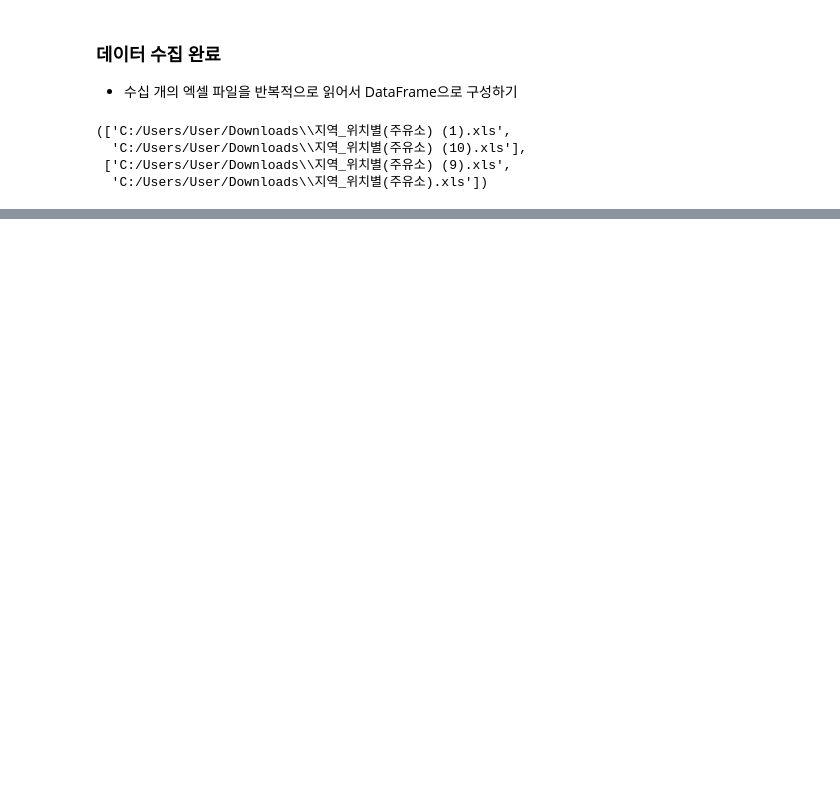
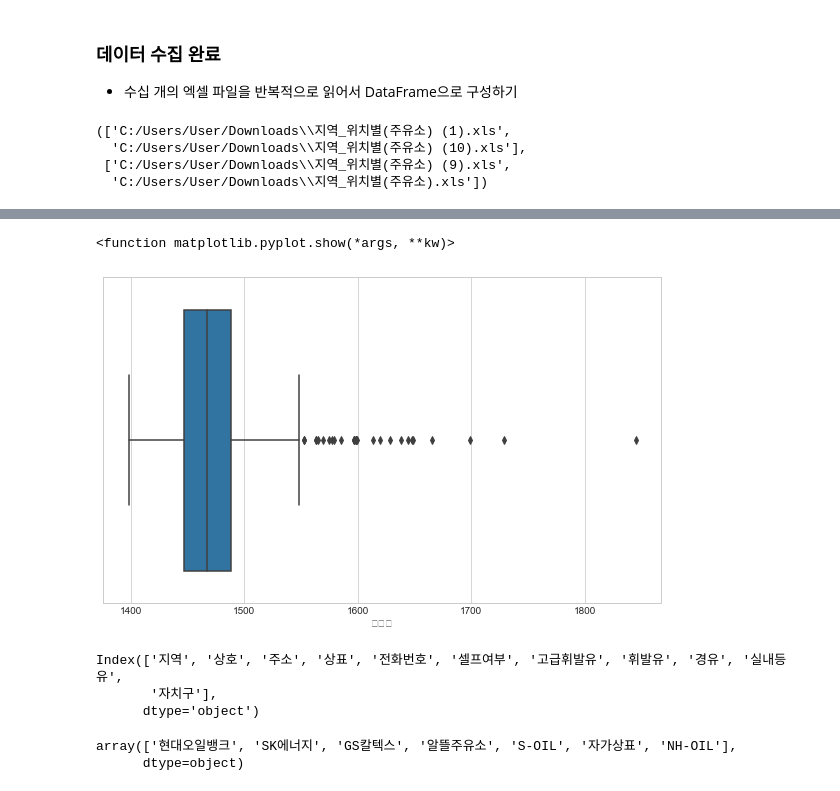
Before and after one commit to ParkKeunYoung/py_projects, a Jupyter notebook: analysis/crawling/데이터획득_level4_crwaling_opnet_final.ipynb, the cells around one changed output, grey strips where cells are left out. Drawn from its saved outputs; the diff is of its cells as text; code cells hidden in the pictures; blank space fills up the shorter version.

```diff
--- a/analysis/crawling/데이터획득_level4_crwaling_opnet_final.ipynb
+++ b/analysis/crawling/데이터획득_level4_crwaling_opnet_final.ipynb
@@ -143,0 +192,5 @@ st_raws
+# %%
+# 지도 시각화의 기준점이 휘발유 가격이므로 , 휘발유 가겨을 정제하여
+# 의미있는 데이터만 남긴다.
+st_raw_price_exist = st_raw[ st_raw['휘발유'] != '-' ]
+st_raw_price_exist.shape
@@ -143,0 +213,2 @@ st_raws
+# %%
+st_raw_price_exist['휘발유'] = st_raw_price_exist['휘발유'].astype(int)
@@ -143,0 +241,3 @@ st_raws
+# %%
+tmp_gu = st_raw_price_exist['주소'].apply( lambda x: x.split()[1])
+st_raw_price_exist['자치구'] = tmp_gu
@@ -143,0 +394,3 @@ st_raws
+# %%
+# 뒷배경
+sns.set_style('whitegrid')
@@ -143,0 +403,18 @@ st_raws
+# %%
+plt.figure(figsize=(10,6))
+sns.boxplot( x=st_raw_price_exist['휘발유'])
+plt.show
+# %% [output]
+<function matplotlib.pyplot.show(*args, **kw)>
+[figure, added]
+# %%
+st_raw_price_exist.columns
+# %% [output]
+Index(['지역', '상호', '주소', '상표', '전화번호', '셀프여부', '고급휘발유', '휘발유', '경유', '실내등유',
+       '자치구'],
+      dtype='object')
+# %%
+st_raw_price_exist['상표'].unique()
+# %% [output]
+array(['현대오일뱅크', 'SK에너지', 'GS칼텍스', '알뜰주유소', 'S-OIL', '자가상표', 'NH-OIL'],
+      dtype=object)
```
Also changed, not shown: parts of 36 cells of this notebook, 11 other files.
